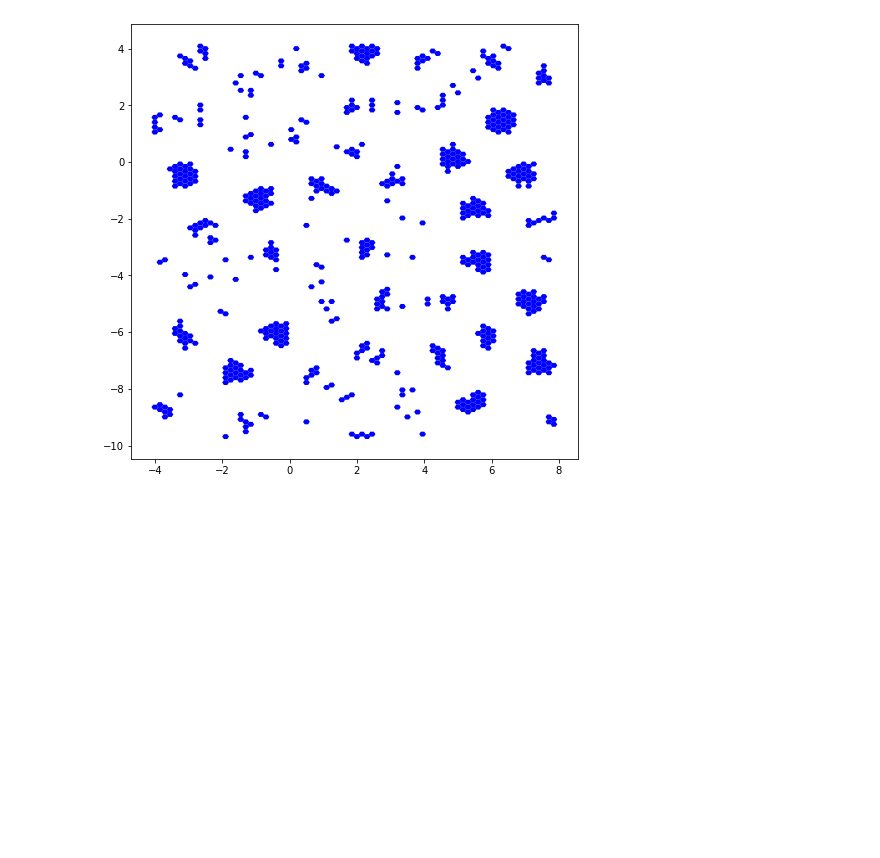
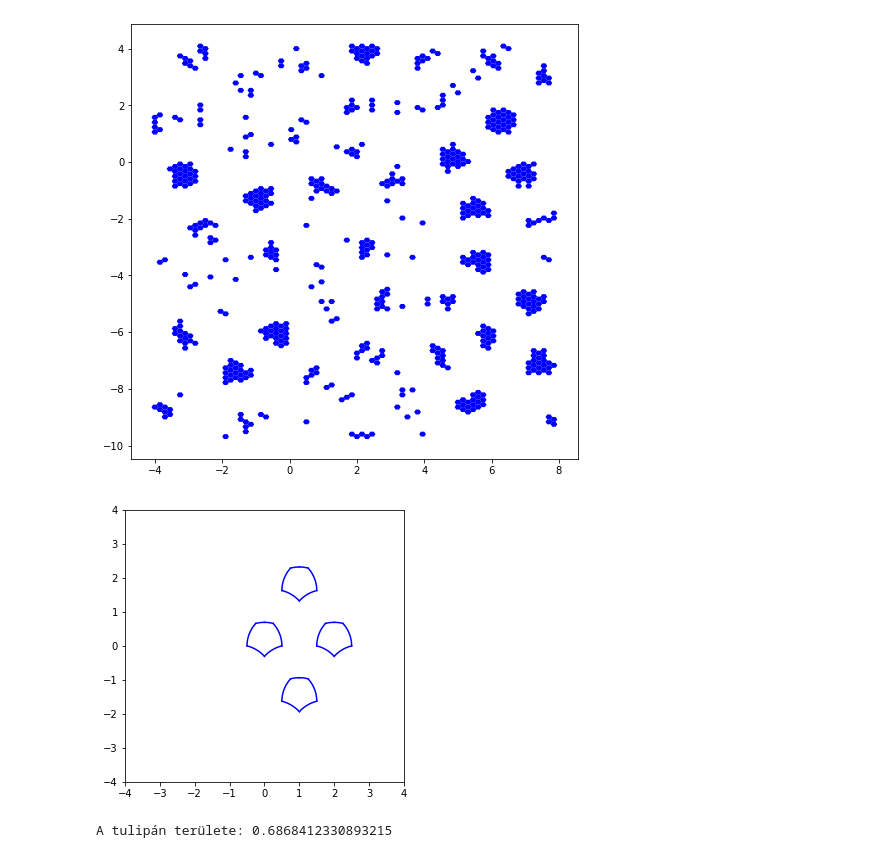
Before and after one commit to dczifra/plane_2coloring, a Jupyter notebook: scripts/plot.ipynb, the cells around one changed output. Drawn from its saved outputs; the diff is of its cells as text; code cells hidden in the pictures; blank space fills up the shorter version.

```diff
--- a/scripts/plot.ipynb
+++ b/scripts/plot.ipynb
@@ -404,0 +410,46 @@ for i,c in grid.get_cells():
+# %%
+alpha, beta, gamma, x0, xi = 0.7227442479999999, 0.25267342368140044, 0.5953786551134962, 0.3068022165214177, 0.8480520787948966
+e,f = 3.2593857445348857, 1.9999735418432287
+# %%
+
+start = (0,0)
+
+# === First line ===
+# Defined by the bottom point
+x1 = np.linspace(0,np.sin(beta),100)+start[0]
+y1 = np.sqrt(1-x1**2)-x0 + start[1]
+
+# === Second line ===
+# Defined by the side point(s)
+x2 = np.linspace(start[0]+np.sin(beta), start[0]+0.5, 100)+start[0]
+y2 = np.sqrt(1-(x2+0.5)**2)+x0-x0+start[1]
+
+
+# === Third line ===
+# Defined by lower neighbours (They are in the same 60 degree line)
+#eps = np.pi/3-gamma
+eps = np.pi-xi
+c = (np.sin(eps), -np.cos(eps))
+x3 = np.linspace(0.5,0, 100)+start[0]
+y3 = np.sqrt(1-(x3-c[0])**2)-c[1]-x0+start[1]
+
+
+# === Plot figures ===
+L = 1.2
+color = 'b'
+
+plt.figure(figsize=(5,5))
+
+plt.xlim([-4,4])
+plt.ylim([-4,4])
+
+
+for x,y in [(0,0), (f/2,e/2), (f/2,-e/2), (f,0)]:
+    plt.plot(x1+x,y1+y, color=color)
+    plt.plot(-x1+x,y1+y, color=color)
+    plt.plot(x2+x,y2+y, color=color)
+    plt.plot(-x2+x,y2+y, color=color)
+    plt.plot(x3+x,y3+y, color=color)
+    plt.plot(-x3+x,y3+y, color=color)
+# %% [output]
+[figure, added]
@@ -404,0 +458,15 @@ for i,c in grid.get_cells():
+# %%
+result = integrate.quad(lambda x: np.cos(x), 0, np.pi/2)
+
+result1 = integrate.quad(lambda x: np.sqrt(1-x**2)-x0, 0,np.sin(beta))
+result2 = integrate.quad(lambda x: np.sqrt(1-(x+0.5)**2)+x0-x0, np.sin(beta), 0.5)
+
+eps = np.pi-xi
+c = (np.sin(eps), -np.cos(eps))
+result3 = integrate.quad(lambda x: np.sqrt(1-(x-c[0])**2)-c[1]-x0, 0.5,0)
+
+res_all = result1[0]+result2[0]+result3[0]
+
+print(f"A tulipán területe: {2*res_all}")
+# %% [output]
+A tulipán területe: 0.6868412330893215
```
Also changed, not shown: parts of 2 cells of this notebook, 1 other file.
